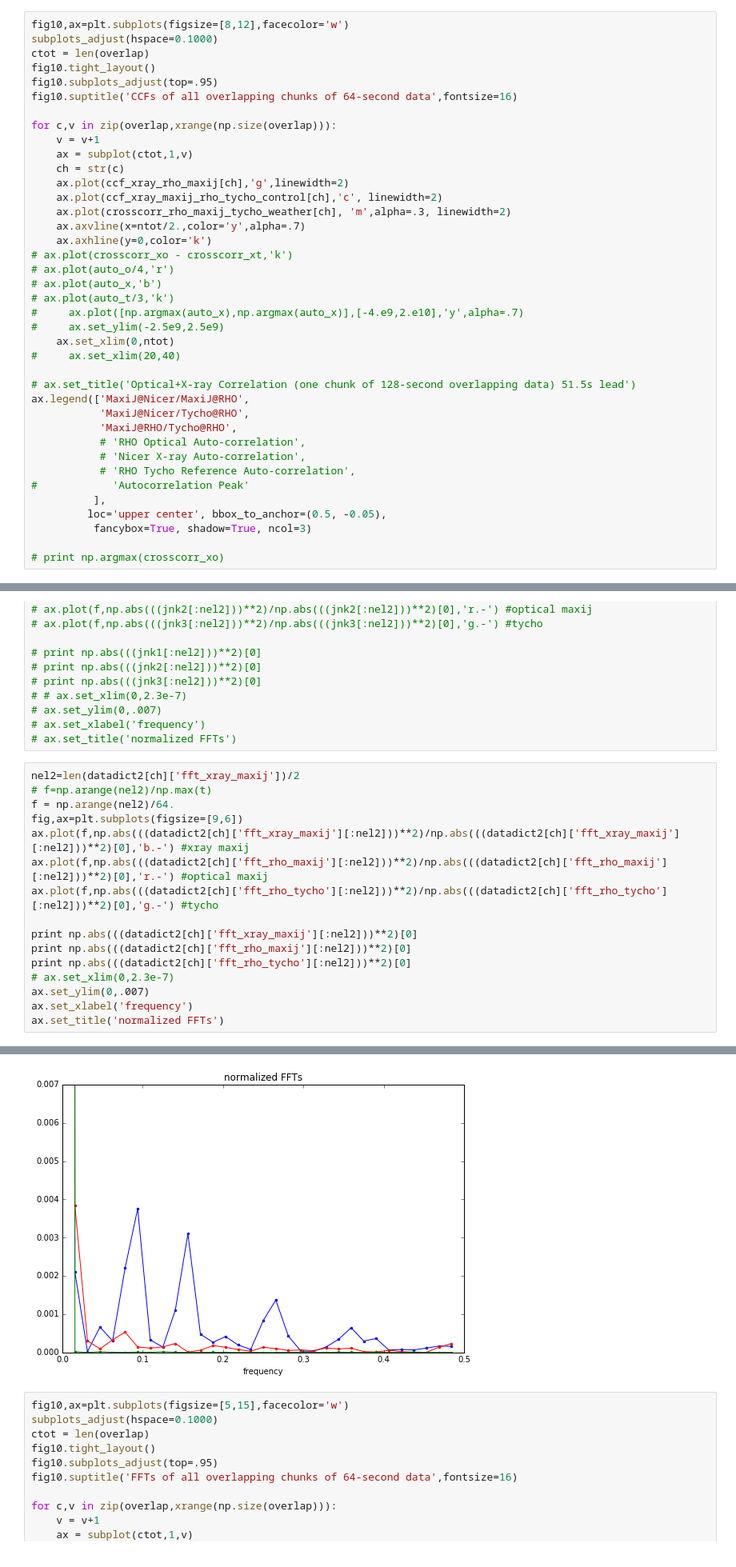
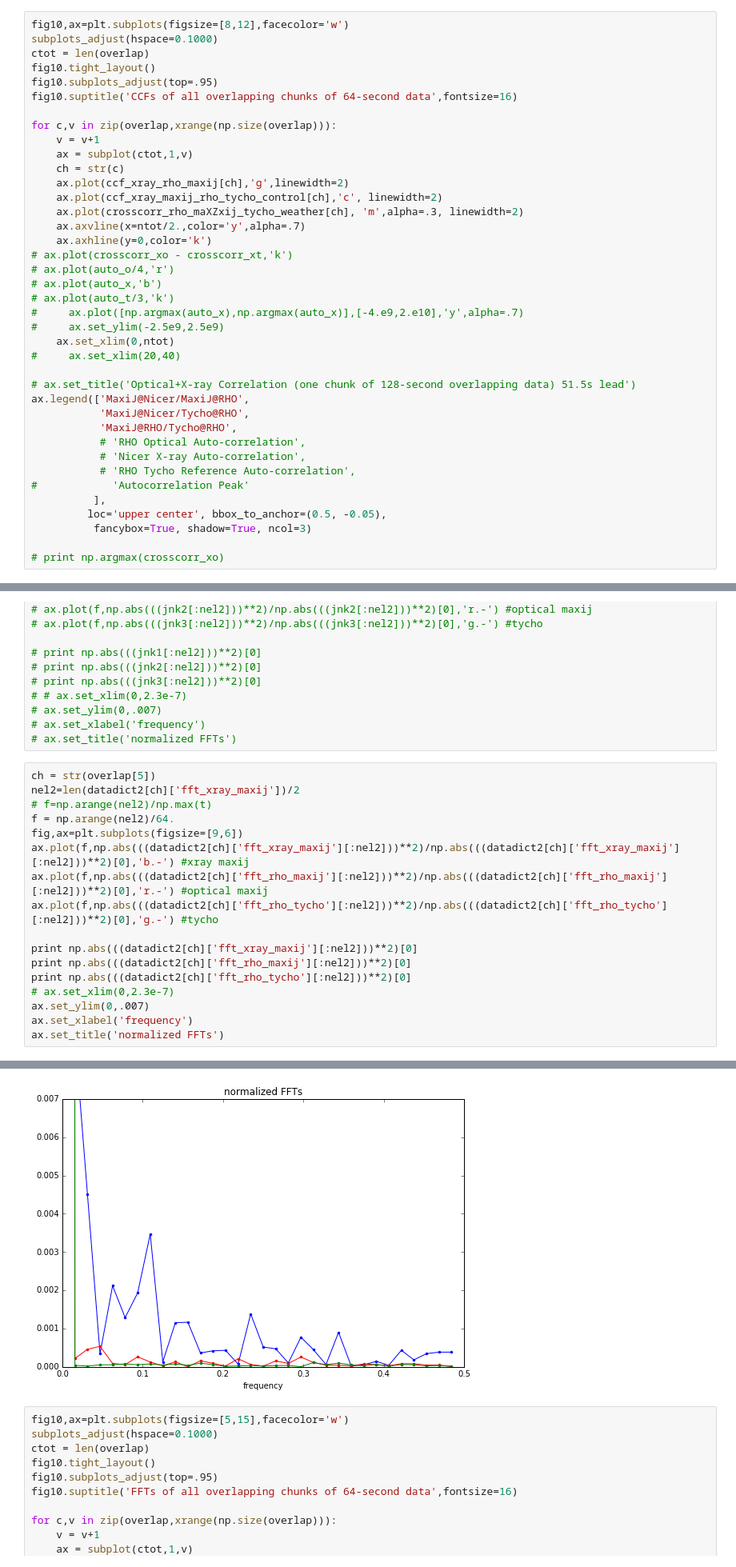
Before and after one commit to ajlemma/maxij, a Jupyter notebook: crosspower_redo_analysis_oct10.ipynb, the cells around one changed output, grey strips where cells are left out. Shown at 80% size. Cells and saved outputs as stored; diff of their text form.

```diff
--- a/crosspower_redo_analysis_oct10.ipynb
+++ b/crosspower_redo_analysis_oct10.ipynb
@@ -373,7 +373,7 @@ for c,v in zip(overlap,xrange(np.size(overlap))):
     ch = str(c)
     ax.plot(ccf_xray_rho_maxij[ch],'g',linewidth=2)
     ax.plot(ccf_xray_maxij_rho_tycho_control[ch],'c', linewidth=2)
-    ax.plot(crosscorr_rho_maxij_tycho_weather[ch], 'm',alpha=.3, linewidth=2)
+    ax.plot(crosscorr_rho_maXZxij_tycho_weather[ch], 'm',alpha=.3, linewidth=2)
     ax.axvline(x=ntot/2.,color='y',alpha=.7)
     ax.axhline(y=0,color='k')
 # ax.plot(crosscorr_xo - crosscorr_xt,'k')
@@ -504,6 +504,7 @@ for c in overlap:
 # ax.set_xlabel('frequency')
 # ax.set_title('normalized FFTs')
 # %%
+ch = str(overlap[5])
 nel2=len(datadict2[ch]['fft_xray_maxij'])/2
 # f=np.arange(nel2)/np.max(t)
 f = np.arange(nel2)/64.
@@ -526,5 +527,5 @@ ax.set_title('normalized FFTs')
 <matplotlib.text.Text at 0x...>
-[figure, old version]
+[figure, new version]
 # %%
 fig10,ax=plt.subplots(figsize=[5,15],facecolor='w')
 subplots_adjust(hspace=0.1000)
```
Also changed, not shown: parts of 5 cells of this notebook.
